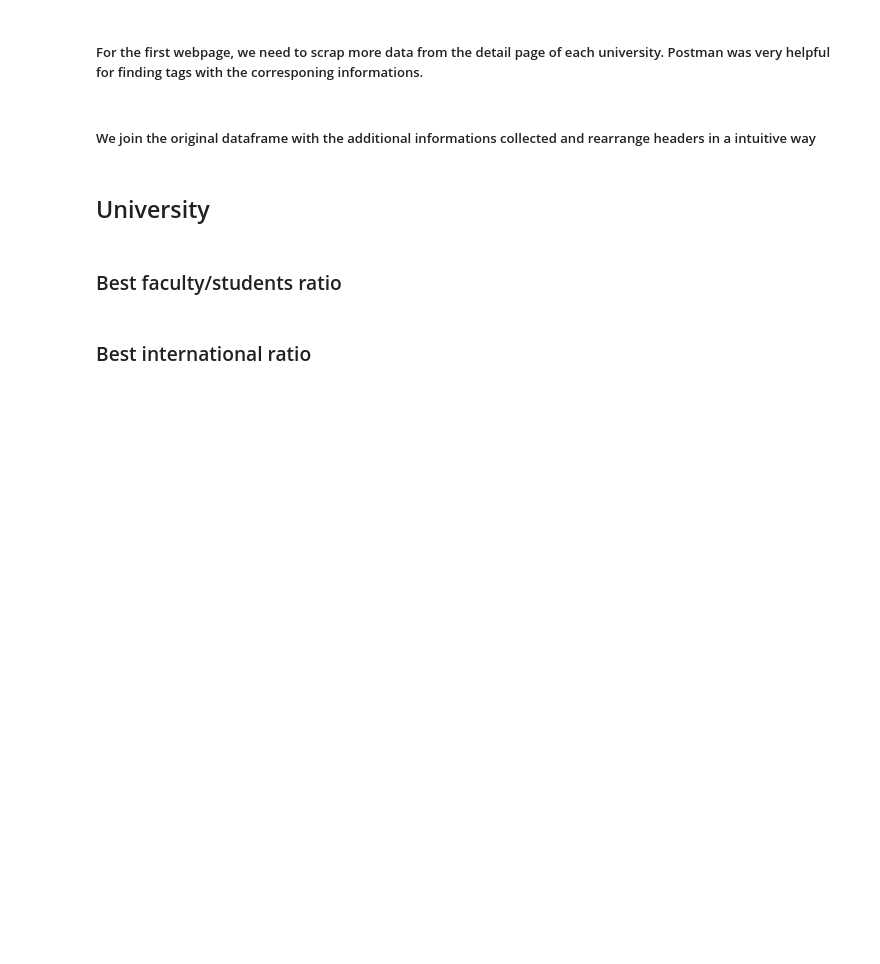
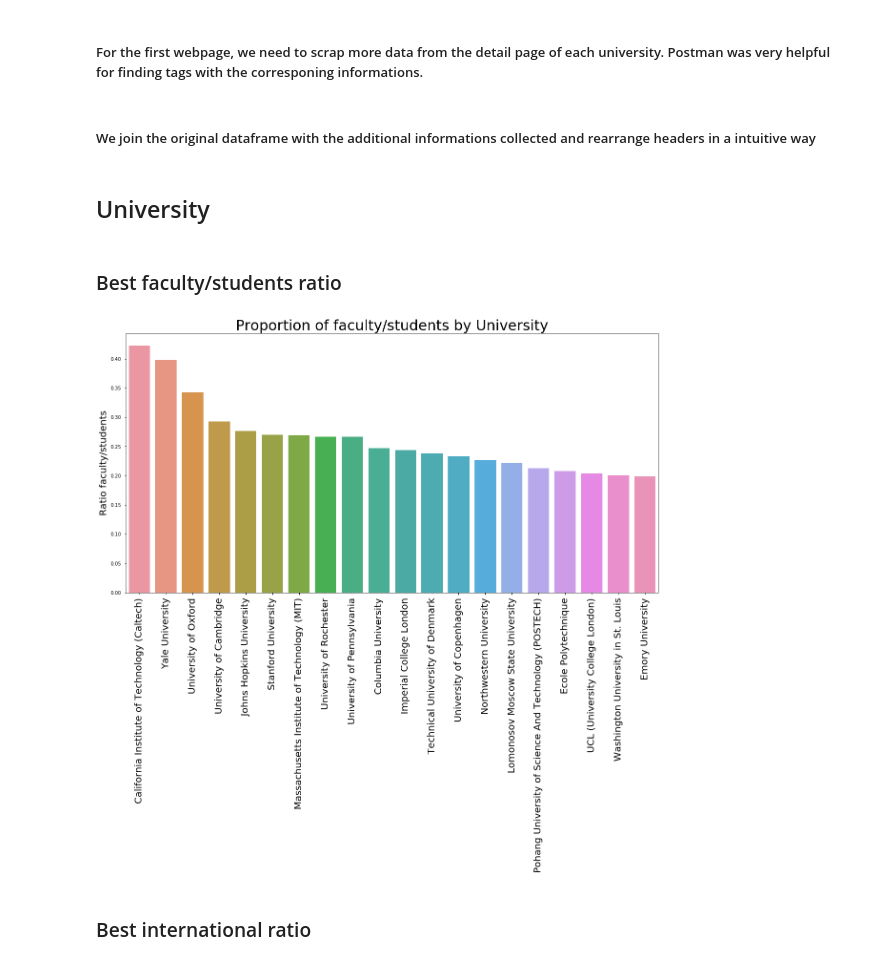
Before and after one commit to cgallay/Ada, a Jupyter notebook: Homework2/Homework2_T.ipynb, the cells around one changed output. Saved outputs shown, nothing was run; the diff lists cells and outputs as text; code cells hidden in the pictures; blank space fills up the shorter version.

```diff
--- a/Homework2/Homework2_T.ipynb
+++ b/Homework2/Homework2_T.ipynb
@@ -111,20 +113,33 @@ for uni in urls.iteritems():
 df_rank_QS_supp = pd.DataFrame(university).set_index('title')
 df_rank_QS = df_rank_QS.join(df_rank_QS_supp)
 # %%
-col = [('country', None), ('region', None), ('rank', None), ('faculty members', 'international'), ('faculty members', 'total'), ('students', 'international'), ('students', 'total')]
-df_rank_QS.columns = pd.MultiIndex.from_tuples([('', x[0]) if pd.isnull(x[1]) else x for x in col])
-df_rank_QS.index.name = 'name'
+col = [('', 'Country'), ('', 'Region'), ('', 'Rank'), ('Faculty members', 'international'), ('Faculty members', 'total'), ('Students', 'international'), ('Students', 'total')]
+df_rank_QS.columns = pd.MultiIndex.from_tuples(col)
+df_rank_QS.index.name = 'University'
 # %% [markdown]
 ## University
 # %%
-QS_ratio_university = df_rank_QS.copy()[['faculty members', 'students']]
+QS_ratio_university = df_rank_QS.copy()
 
-QS_ratio_university['ratio', 'faculty/students'] = QS_ratio_university['faculty members', 'total'] / QS_ratio_university['students', 'total']
-QS_ratio_university['ratio', 'international/total'] = QS_ratio_university['students', 'international'] / QS_ratio_university['students', 'total']
+QS_ratio_university['Ratio', 'faculty/students'] = QS_ratio_university['Faculty members', 'total'] / QS_ratio_university['Students', 'total']
+QS_ratio_university['Ratio', 'international/total'] = QS_ratio_university['Students', 'international'] / QS_ratio_university['Students', 'total']
 # %% [markdown]
 ### Best faculty/students ratio
 # %%
-QS_ratio_university.sort_values(('ratio', 'faculty/students'), ascending=False).head()
+QS_ratio_university = QS_ratio_university.sort_values(('Ratio', 'faculty/students'), ascending=False)
+# %%
+def plot_ratio(dataframe, ratio, title):
+    fig, axe = plt.subplots(figsize=(20, 10))
+    plt.title('Proportion of '+ str(title), fontsize=30)
+    plt.xticks(rotation=90, fontsize=20 )
+
+    sns.barplot( x=dataframe.index[:20], y=dataframe['Ratio', ratio][:20])
+    axe.set_ylabel('Ratio ' + str(ratio), fontsize=20)
+    axe.set_xlabel('')
+# %%
+plot_ratio(QS_ratio_university, 'faculty/students', 'faculty/students by University')
+# %% [output]
+[figure, added]
 # %% [markdown]
 ### Best international ratio
 # %%
```
Also changed, not shown: parts of 39 cells of this notebook.
